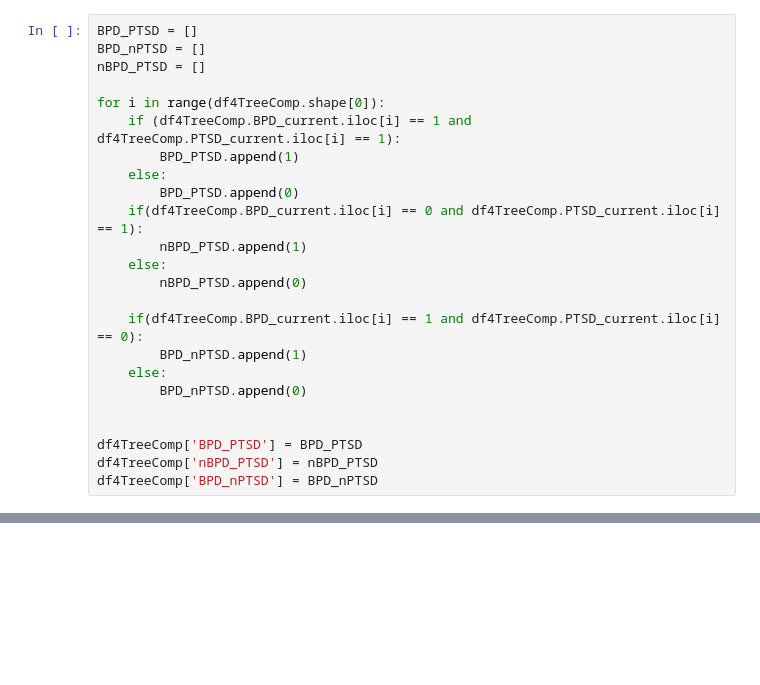
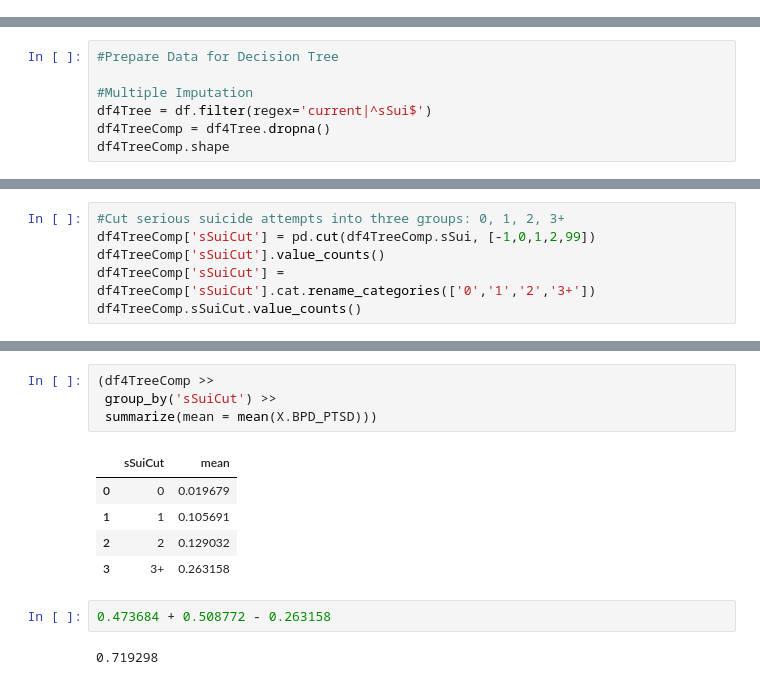
Before and after one commit to sin-ying-lin/phpTxOutcome, a Jupyter notebook: Code/Untitled1.ipynb, the cells around one changed output, grey strips where cells are left out. Drawn from its saved outputs; the diff is of its cells as text; blank space fills up the shorter version.

```diff
--- a/Code/Untitled1.ipynb
+++ b/Code/Untitled1.ipynb
@@ -300,24 +0,0 @@ False
-# %%
-BPD_PTSD = []
-BPD_nPTSD = []
-nBPD_PTSD = []
-
-for i in range(df4TreeComp.shape[0]):
-    if (df4TreeComp.BPD_current.iloc[i] == 1 and df4TreeComp.PTSD_current.iloc[i] == 1):
-        BPD_PTSD.append(1)
-    else:
-        BPD_PTSD.append(0)
-    if(df4TreeComp.BPD_current.iloc[i] == 0 and df4TreeComp.PTSD_current.iloc[i] == 1):
-        nBPD_PTSD.append(1)
-    else:
-        nBPD_PTSD.append(0)
-
-    if(df4TreeComp.BPD_current.iloc[i] == 1 and df4TreeComp.PTSD_current.iloc[i] == 0):
-        BPD_nPTSD.append(1)
-    else:
-        BPD_nPTSD.append(0)
-
-
-df4TreeComp['BPD_PTSD'] = BPD_PTSD
-df4TreeComp['nBPD_PTSD'] = nBPD_PTSD
-df4TreeComp['BPD_nPTSD'] = BPD_nPTSD
@@ -397,0 +108,7 @@ Past Serious SA >= 3, BPD & PTSD incidence rate 0.2631578947368421
+# %%
+#Prepare Data for Decision Tree
+
+#Multiple Imputation
+df4Tree = df.filter(regex='current|^sSui$')
+df4TreeComp = df4Tree.dropna()
+df4TreeComp.shape
@@ -397,0 +131,6 @@ Past Serious SA >= 3, BPD & PTSD incidence rate 0.2631578947368421
+# %%
+#Cut serious suicide attempts into three groups: 0, 1, 2, 3+
+df4TreeComp['sSuiCut'] = pd.cut(df4TreeComp.sSui, [-1,0,1,2,99])
+df4TreeComp['sSuiCut'].value_counts()
+df4TreeComp['sSuiCut'] = df4TreeComp['sSuiCut'].cat.rename_categories(['0','1','2','3+'])
+df4TreeComp.sSuiCut.value_counts()
@@ -397,0 +172,14 @@ Past Serious SA >= 3, BPD & PTSD incidence rate 0.2631578947368421
+# %%
+(df4TreeComp >>
+ group_by('sSuiCut') >>
+ summarize(mean = mean(X.BPD_PTSD)))
+# %% [output]
+|  | sSuiCut | mean |
+| 0 | 0 | 0.019679 |
+| 1 | 1 | 0.105691 |
+| 2 | 2 | 0.129032 |
+| 3 | 3+ | 0.263158 |
+# %%
+0.473684 + 0.508772 - 0.263158
+# %% [output]
+0.719298
```
Also changed, not shown: parts of 57 cells of this notebook, 11 other files.
